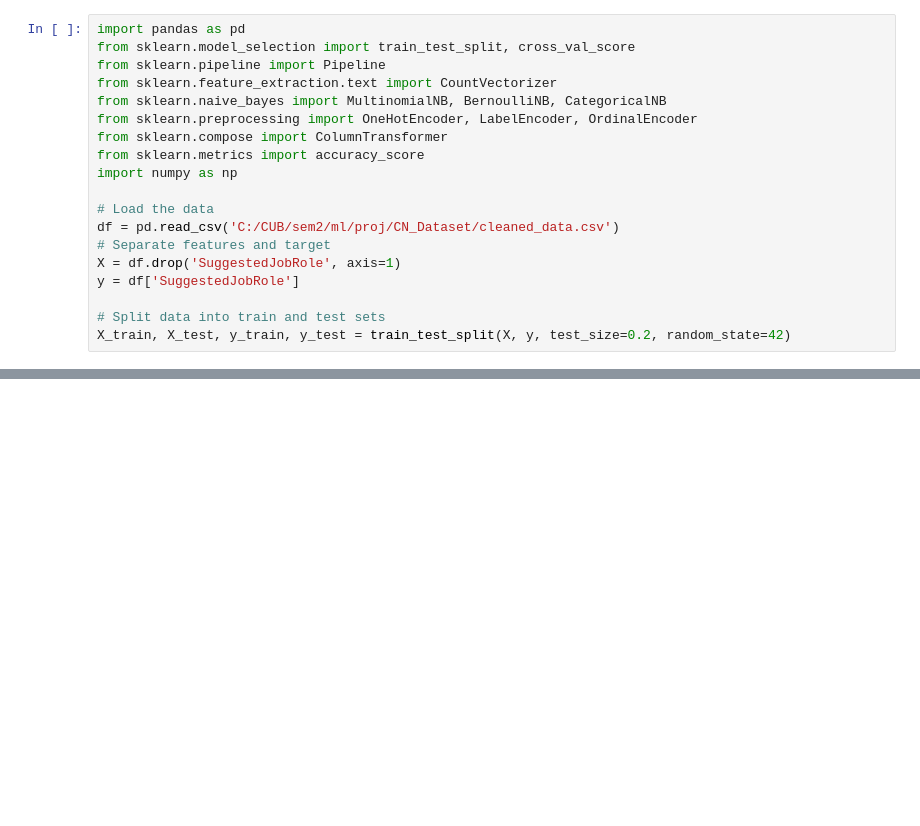
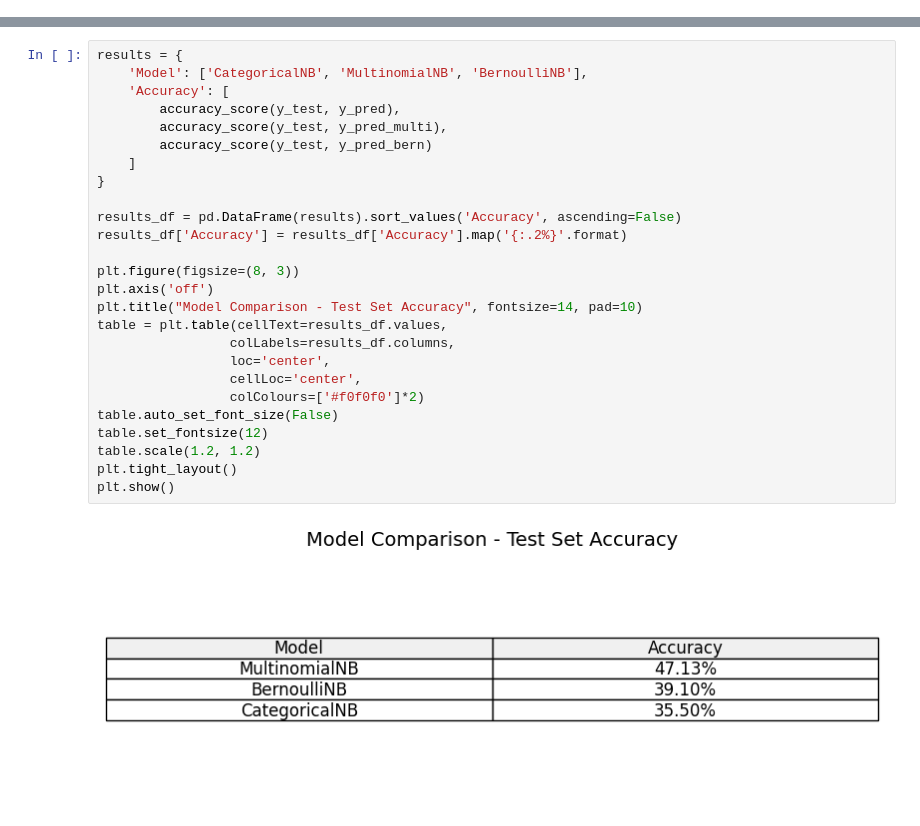
Before and after one commit to bhavanareddy19/cn, a Jupyter notebook: supervised.ipynb, the cells around one changed output, grey strips where cells are left out. Saved outputs shown, nothing was run; the diff lists cells and outputs as text; blank space fills up the shorter version.

```diff
--- a/supervised.ipynb
+++ b/supervised.ipynb
@@ -3,19 +0,0 @@
-# %%
-import pandas as pd
-from sklearn.model_selection import train_test_split, cross_val_score
-from sklearn.pipeline import Pipeline
-from sklearn.feature_extraction.text import CountVectorizer
-from sklearn.naive_bayes import MultinomialNB, BernoulliNB, CategoricalNB
-from sklearn.preprocessing import OneHotEncoder, LabelEncoder, OrdinalEncoder
-from sklearn.compose import ColumnTransformer
-from sklearn.metrics import accuracy_score
-import numpy as np
-
-# Load the data
-df = pd.read_csv('C:/CUB/sem2/ml/proj/CN_Dataset/cleaned_data.csv')
-# Separate features and target
-X = df.drop('SuggestedJobRole', axis=1)
-y = df['SuggestedJobRole']
-
-# Split data into train and test sets
-X_train, X_test, y_train, y_test = train_test_split(X, y, test_size=0.2, random_state=42)
@@ -149,0 +268,28 @@ Accuracy: 0.2587
+# %%
+results = {
+    'Model': ['CategoricalNB', 'MultinomialNB', 'BernoulliNB'],
+    'Accuracy': [
+        accuracy_score(y_test, y_pred),
+        accuracy_score(y_test, y_pred_multi),
+        accuracy_score(y_test, y_pred_bern)
+    ]
+}
+
+results_df = pd.DataFrame(results).sort_values('Accuracy', ascending=False)
+results_df['Accuracy'] = results_df['Accuracy'].map('{:.2%}'.format)
+
+plt.figure(figsize=(8, 3))
+plt.axis('off')
+plt.title("Model Comparison - Test Set Accuracy", fontsize=14, pad=10)
+table = plt.table(cellText=results_df.values,
+                 colLabels=results_df.columns,
+                 loc='center',
+                 cellLoc='center',
+                 colColours=['#f0f0f0']*2)
+table.auto_set_font_size(False)
+table.set_fontsize(12)
+table.scale(1.2, 1.2)
+plt.tight_layout()
+plt.show()
+# %% [output]
+[figure, added]
```
Also changed, not shown: parts of 8 cells of this notebook.
